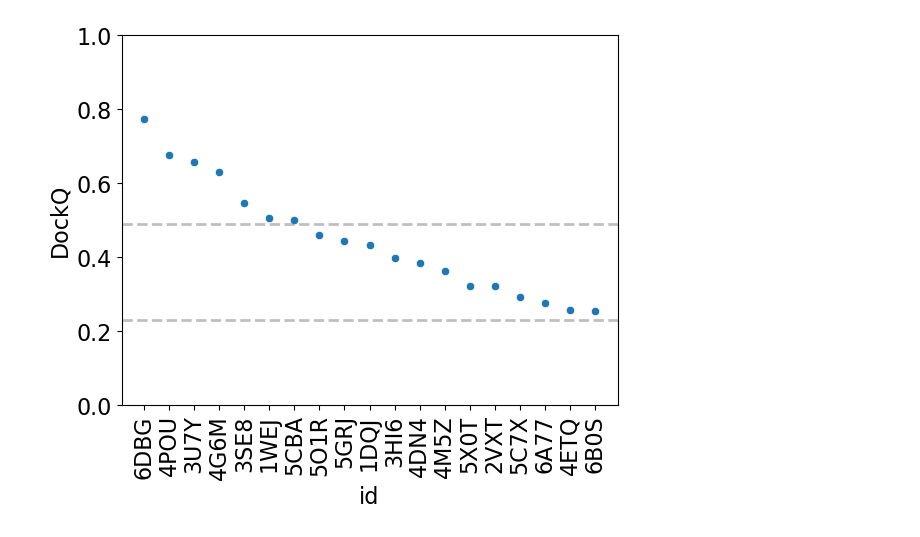
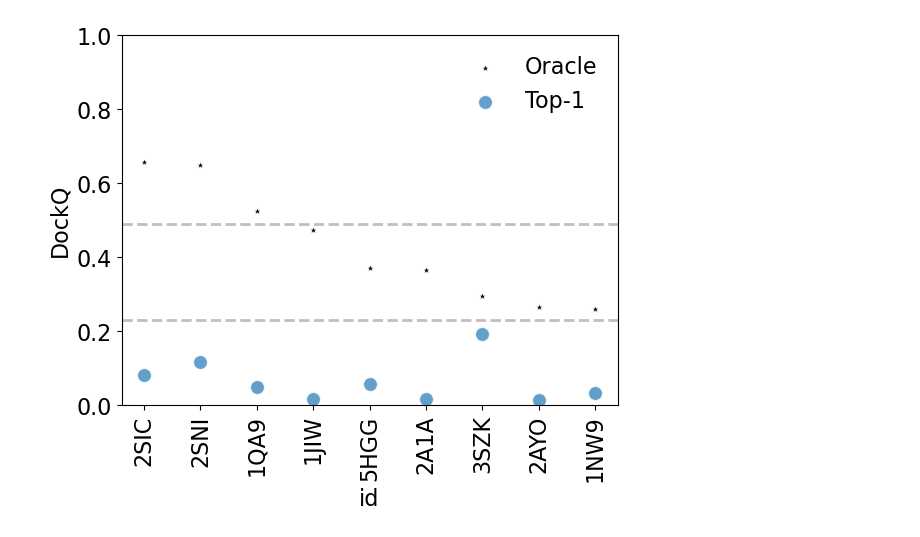
Before and after one commit to Graylab/DFMDock, a Jupyter notebook: scripts/notebooks/plot.ipynb, the cells around one changed output. Drawn from its saved outputs; the diff is of its cells as text; code cells hidden in the pictures.

```diff
--- a/scripts/notebooks/plot.ipynb
+++ b/scripts/notebooks/plot.ipynb
@@ -9,22 +9,25 @@ plt.rcParams['font.size'] = 16
 # %%
 # read csv files
 file_dir = '../csv_files/'
-train_set = 'pinder'
-test_set = 'db5_ab_ag'
-model = 'model_1'
+train_set = 'dips'
+test_set = 'db5_test'
+model = 'model_F_E_2'
 num_samples = 40
 num_steps = 40
 
 df_list = []
-for i in range(1,3):
+for i in range(3):
     file_name = f'{test_set}_{model}_{num_samples}_samples_{num_steps}_steps_{train_set}_{i}'
     df = pd.read_csv(f'{file_dir}{file_name}.csv')
     df['run'] = i
     df_list.append(df)
 # %%
-df_sr_list = []
-for df in df_list:
-    result_df = df.copy().sort_values(by='energy', ascending=True).groupby('id')
+def sort_df(df_list, score='energy'):
+    df = pd.concat(df_list)
+    if score == 'energy':
+        result_df = df.copy().sort_values(by=score, ascending=True).groupby('id')
+    elif score == 'iptm':
+        result_df = df.copy().sort_values(by=score, ascending=False).groupby('id')
     top1 = result_df.head(1).copy()
     top5 = result_df.head(5).sort_values(by='DockQ', ascending=False).groupby('id').head(1).copy()
     top10 = result_df.head(10).sort_values(by='DockQ', ascending=False).groupby('id').head(1).copy()
@@ -54,6 +57,4 @@ for df in df_list:
     df_sr['Medium'] = df_DockQ[(df_DockQ >= 0.49)].count() / df_DockQ.shape[0]
     df_sr['High'] = df_DockQ[(df_DockQ >= 0.8)].count() / df_DockQ.shape[0]
     df_sr = df_sr.reset_index()
-    df_sr_list.append(df_sr)
-
-df_sr = pd.concat(df_sr_list)
+    return df_sr, top1, best
@@ -92,4 +61,5 @@ df_sr = df_sr.reset_index()
 # %%
+df_sr, top1, best = sort_df(df_list, score='energy')
 melted_df = pd.melt(df_sr, id_vars='method', var_name='Quality', value_name='Success Rate')
 
 # Define custom colors for pastel red, muted red, and dark red
@@ -112,8 +82,7 @@ g.set_xlabels("")
 g.ax.yaxis.set_major_formatter(mtick.PercentFormatter(xmax=1.0))
 
 #plt.ylim(0, 0.5)
-plt.title("Ab-Ag set from AlphaRED \n (N=67)")
 plt.xticks(rotation=0)
-plt.savefig('DFMDock_db5_ab_ag.png', dpi=300, bbox_inches="tight")
+#plt.savefig('DFMDock_db5_ab_ag.png', dpi=300, bbox_inches="tight")
 plt.show()
 # %% [output]
@@ -141,0 +90,3 @@ top1[top1['id'] == '1WEJ']
+# %%
+merged_df = pd.merge(top1, best, on='id', suffixes=('_top1', '_best'))
+merged_df
@@ -142,11 +112,15 @@ top1[top1['id'] == '1WEJ']
 # %%
-filtered_best = best[best['DockQ'] > 0.23]
+merged_df = merged_df.sort_values(by='DockQ_best', ascending=False)
+filtered_df = merged_df[merged_df['DockQ_best'] >= 0.23]
 
-sns.scatterplot(data=filtered_best, x='id', y='DockQ')
+sns.scatterplot(data=filtered_df, x='id', y='DockQ_best', label='Oracle', color='black', marker='*', s=30, alpha=1.0)
+sns.scatterplot(data=filtered_df, x='id', y='DockQ_top1', label='Top-1', marker='o', s=100, alpha=0.7)
 plt.axhline(y=0.23, color='grey', linestyle='--', alpha=0.5, lw=2.0)
 plt.axhline(y=0.49, color='grey', linestyle='--', alpha=0.5, lw=2.0)
 plt.xticks(rotation=90)  # Rotate x-ticks by 90 degrees
+plt.legend(frameon=False)
+plt.ylabel('DockQ')
 plt.ylim(0, 1)
 plt.show()
 # %% [output]
-[figure, old version]
+[figure, new version]
```
Also changed, not shown: parts of 5 cells of this notebook, 30 other files.
